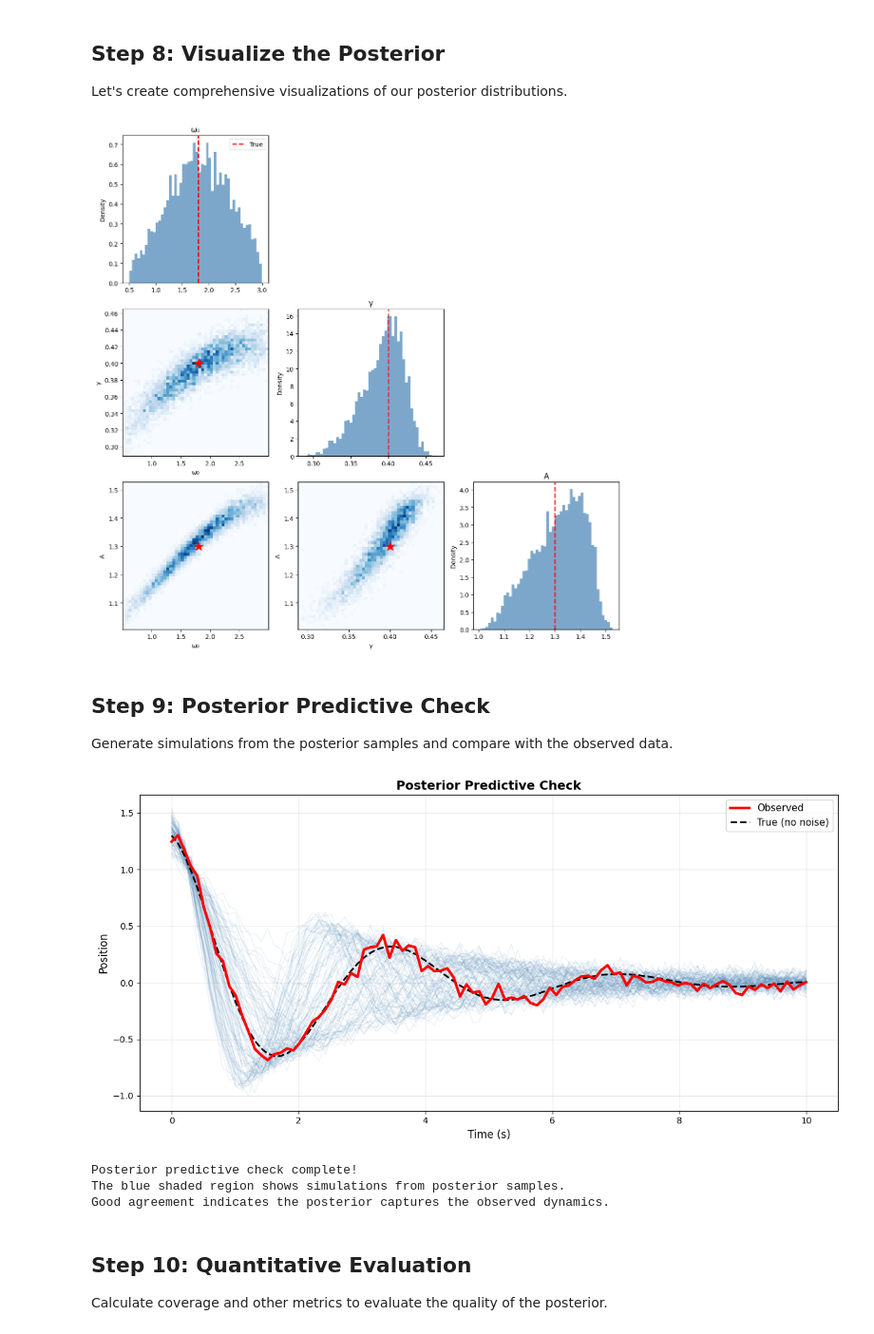
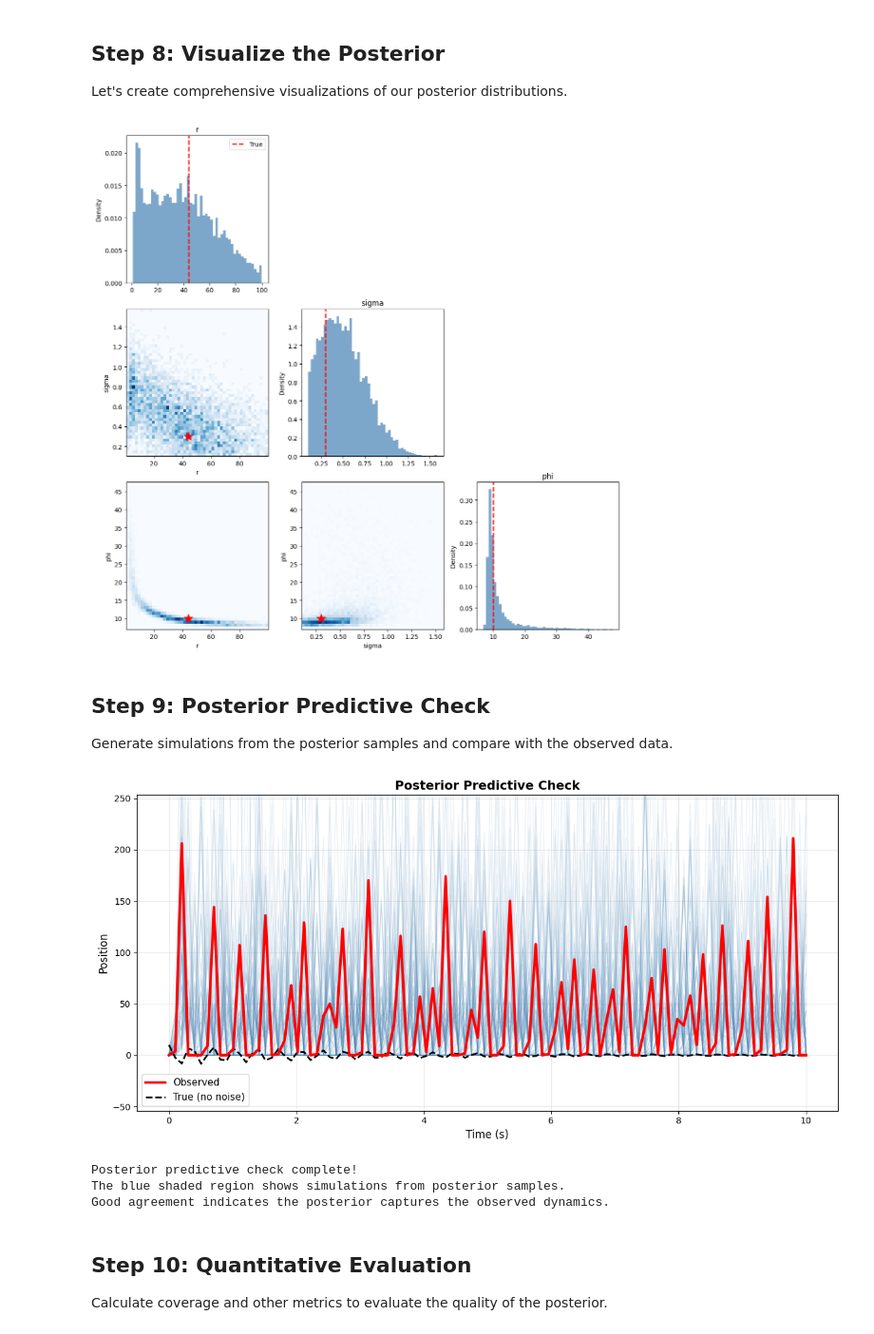
Before and after one commit to BetterCodeBetterScience/bettercode, a Jupyter notebook: notebooks/sbi_example.ipynb, the cells around one changed output. Shown at 95% size. Saved outputs shown, nothing was run; the diff lists cells and outputs as text; code cells hidden in the pictures.

Commit message:
working for ricker model, about to add gpu support

```diff
--- a/notebooks/sbi_example.ipynb
+++ b/notebooks/sbi_example.ipynb
@@ -126,8 +198,8 @@ We'll define uniform priors over the parameter ranges and generate training data
 # Define prior distributions
 # omega_0: [0.5, 3.0], gamma: [0.1, 1.0], amplitude: [0.5, 2.0]
 prior = BoxUniform(
-    low=torch.tensor([0.5, 0.1, 0.5]),
-    high=torch.tensor([3.0, 1.0, 2.0])
+    low=torch.tensor([1, 0.1, 1]),
+    high=torch.tensor([100, 5, 50])
 )
 
 # Generate training data
@@ -135,14 +207,14 @@ n_simulations = 2000
 print(f"Generating {n_simulations} simulations for training...")
 
 thetas = prior.sample((n_simulations,))
-xs = torch.stack([damped_oscillator_simulator(theta) for theta in thetas])
+xs = torch.stack([ricker_simulator(theta) for theta in thetas])
 
 print(f"Training data shape: {xs.shape}")
 print(f"Parameters shape: {thetas.shape}")
 print(f"Parameter ranges:")
-print(f"  ω₀: [{thetas[:, 0].min():.2f}, {thetas[:, 0].max():.2f}]")
-print(f"  γ:  [{thetas[:, 1].min():.2f}, {thetas[:, 1].max():.2f}]")
-print(f"  A:  [{thetas[:, 2].min():.2f}, {thetas[:, 2].max():.2f}]")
+print(f"  r: [{thetas[:, 0].min():.2f}, {thetas[:, 0].max():.2f}]")
+print(f"  sigma:  [{thetas[:, 1].min():.2f}, {thetas[:, 1].max():.2f}]")
+print(f"  phi:  [{thetas[:, 2].min():.2f}, {thetas[:, 2].max():.2f}]")
 # %% [output]
 Generating 2000 simulations for training...
 Training data shape: torch.Size([2000, 100])
@@ -157,10 +229,10 @@ Parameter ranges:
 Generate a synthetic observation with known parameters that we'll try to recover.
 # %%
 # True parameters for our "observation"
-true_theta = torch.tensor([1.8, 0.4, 1.3])
-x_obs = damped_oscillator_simulator(true_theta)
+true_theta = torch.tensor([44, 0.3, 10])
+x_obs = ricker_simulator(true_theta)
 
-print(f"True parameters: ω₀={true_theta[0]:.2f}, γ={true_theta[1]:.2f}, A={true_theta[2]:.2f}")
+print(f"True parameters: r={true_theta[0]:.2f}, K={true_theta[1]:.2f}")
 
 # Visualize the observation
 plt.figure(figsize=(10, 4))
@@ -358,7 +430,7 @@ Let's create comprehensive visualizations of our posterior distributions.
 # %%
 # Create a corner plot showing marginal and joint posteriors
 fig, axes = plt.subplots(3, 3, figsize=(12, 12))
-param_names = ['ω₀', 'γ', 'A']
+param_names = ['r', 'sigma', 'phi']
 samples_np = posterior_samples.numpy()
 
 for i in range(3):
@@ -386,7 +458,7 @@ for i in range(3):
 plt.tight_layout()
 plt.show()
 # %% [output]
-[figure, old version]
+[figure, new version]
 # %% [markdown]
 ## Step 9: Posterior Predictive Check
 
@@ -396,35 +468,36 @@ Generate simulations from the posterior samples and compare with the observed da
 n_pred_samples = 100
 pred_indices = np.random.choice(len(posterior_samples), n_pred_samples, replace=False)
 
 plt.figure(figsize=(12, 6))
 
 # Plot posterior predictive samples
 for idx in pred_indices:
     theta_sample = posterior_samples[idx]
-    x_pred = damped_oscillator_simulator(theta_sample, t=t)
+    x_pred = ricker_simulator(theta_sample, t=t)
     plt.plot(t.numpy(), x_pred.numpy(), alpha=0.1, color='steelblue', linewidth=1)
 
 # Plot the observed data
 plt.plot(t.numpy(), x_obs.numpy(), color='red', linewidth=3, label='Observed', zorder=10)
 
 # Plot simulation with true parameters
 x_true = damped_oscillator_simulator(true_theta, t=t, noise_std=0.0)
 plt.plot(t.numpy(), x_true.numpy(), color='black', linewidth=2,
          linestyle='--', label='True (no noise)', zorder=9)
 
 plt.xlabel('Time (s)', fontsize=12)
 plt.ylabel('Position', fontsize=12)
 plt.title('Posterior Predictive Check', fontsize=14, fontweight='bold')
 plt.legend(fontsize=11)
+plt.ylim(top=1.2 * x_obs.max().item())
 plt.grid(True, alpha=0.3)
 plt.tight_layout()
 plt.show()
 
 print("Posterior predictive check complete!")
 print("The blue shaded region shows simulations from posterior samples.")
 print("Good agreement indicates the posterior captures the observed dynamics.")
 # %% [output]
-[figure, old version]
+[figure, new version]
 Posterior predictive check complete!
 The blue shaded region shows simulations from posterior samples.
 Good agreement indicates the posterior captures the observed dynamics.
```
Also changed, not shown: parts of 7 cells of this notebook.
